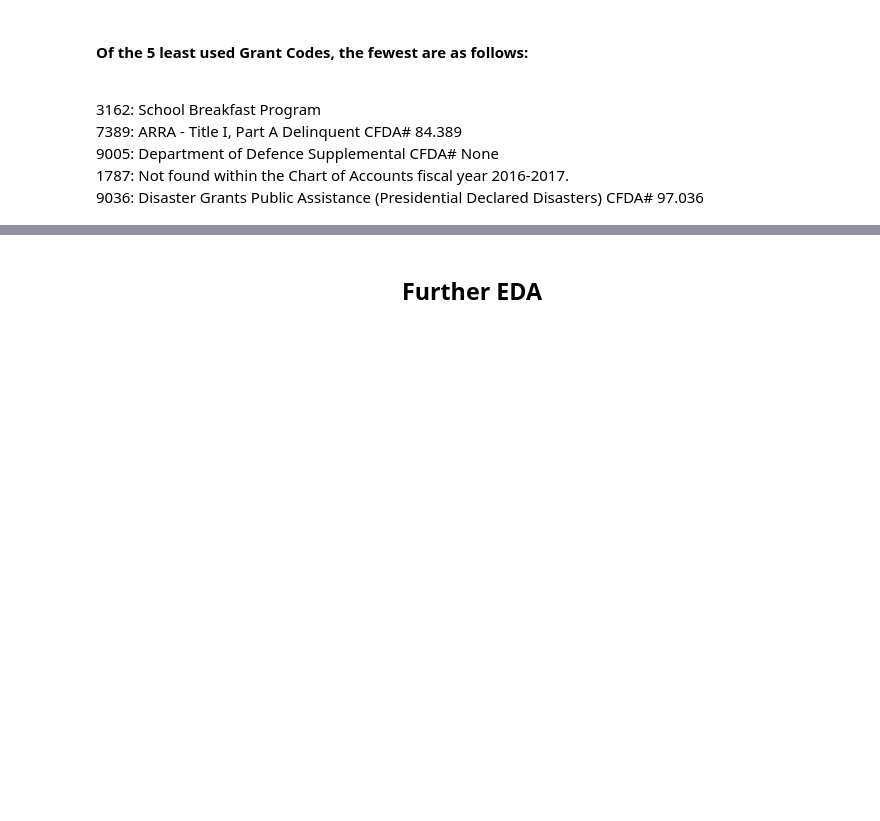
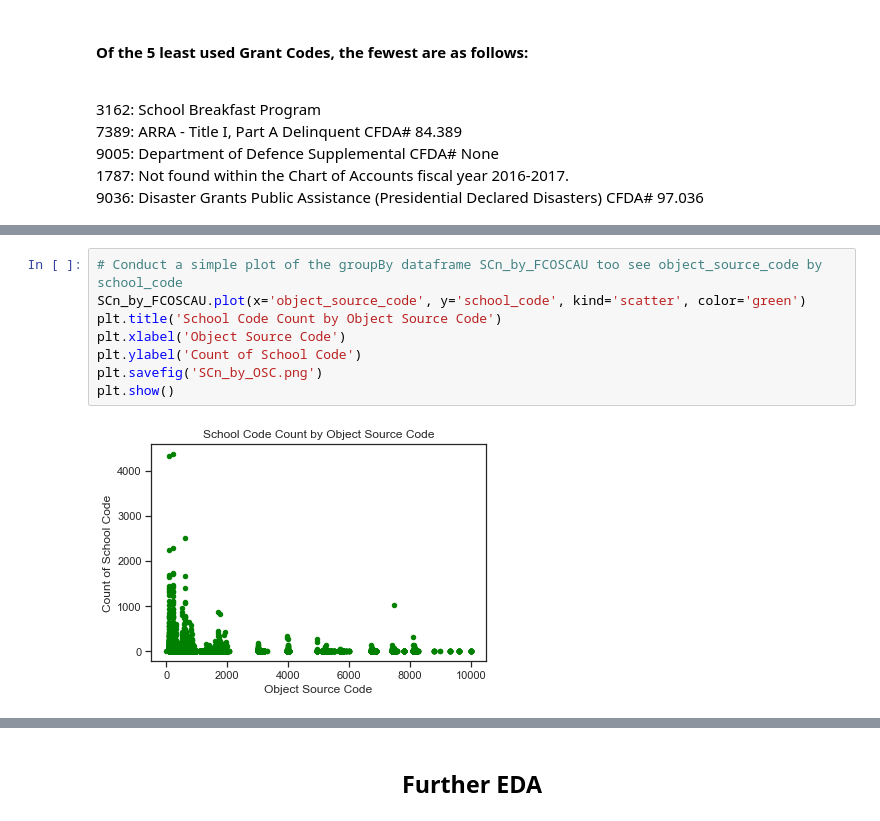
Before and after one commit to stacysandy/Data-Science-Practicum-II, a Jupyter notebook: Stacey_Sandy-Practicum_II.ipynb, the cells around one changed output, grey strips where cells are left out. Saved outputs shown, nothing was run; the diff lists cells and outputs as text; blank space fills up the shorter version.

```diff
--- a/Stacey_Sandy-Practicum_II.ipynb
+++ b/Stacey_Sandy-Practicum_II.ipynb
@@ -1061,0 +1216,10 @@ dtype: int64
+# %%
+# Conduct a simple plot of the groupBy dataframe SCn_by_FCOSCAU too see object_source_code by school_code
+SCn_by_FCOSCAU.plot(x='object_source_code', y='school_code', kind='scatter', color='green')
+plt.title('School Code Count by Object Source Code')
+plt.xlabel('Object Source Code')
+plt.ylabel('Count of School Code')
+plt.savefig('SCn_by_OSC.png')
+plt.show()
+# %% [output]
+[figure, added]
```
Also changed, not shown: parts of 201 cells of this notebook, 10 other files.
